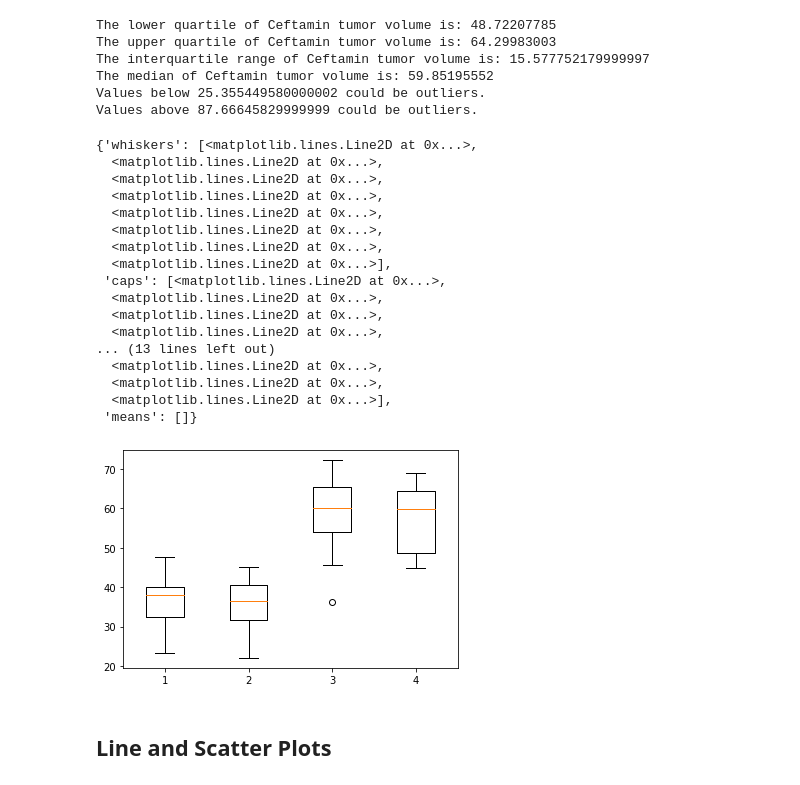
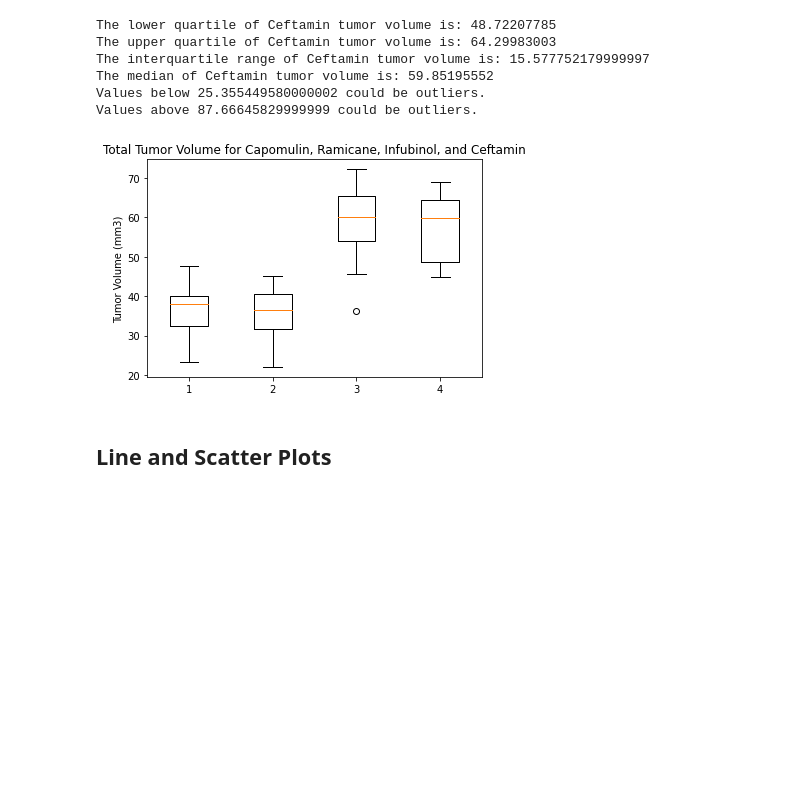
Before and after one commit to arcebri1/PharmaceuticalAnalysisPlotting, a Jupyter notebook: pymaceuticals_starter.ipynb, the cells around one changed output. Saved outputs shown, nothing was run; the diff lists cells and outputs as text; code cells hidden in the pictures; blank space fills up the shorter version.

```diff
--- a/pymaceuticals_starter.ipynb
+++ b/pymaceuticals_starter.ipynb
@@ -450,26 +423,8 @@ boxplot_list=[cap_tum_vol,ram_tum_vol,inf_tum_vol,cef_tum_vol]
 # %%
 fig1, ax1 = plt.subplots()
 ax1.boxplot(boxplot_list)
-ax1.set_title('Total Tumor Volume for ')
-ax1.set_ylabel('Temperature (°F)')
-ax1.boxplot(temperatures)
+ax1.set_title('Total Tumor Volume for Capomulin, Ramicane, Infubinol, and Ceftamin')
+ax1.set_ylabel('Tumor Volume (mm3)')
 plt.show()
 # %% [output]
-{'whiskers': [<matplotlib.lines.Line2D at 0x...>,
-  <matplotlib.lines.Line2D at 0x...>,
-  <matplotlib.lines.Line2D at 0x...>,
-  <matplotlib.lines.Line2D at 0x...>,
-  <matplotlib.lines.Line2D at 0x...>,
-  <matplotlib.lines.Line2D at 0x...>,
-  <matplotlib.lines.Line2D at 0x...>,
-  <matplotlib.lines.Line2D at 0x...>],
- 'caps': [<matplotlib.lines.Line2D at 0x...>,
-  <matplotlib.lines.Line2D at 0x...>,
-  <matplotlib.lines.Line2D at 0x...>,
-  <matplotlib.lines.Line2D at 0x...>,
-... (13 lines left out)
-  <matplotlib.lines.Line2D at 0x...>,
-  <matplotlib.lines.Line2D at 0x...>,
-  <matplotlib.lines.Line2D at 0x...>],
- 'means': []}
-[figure, old version]
+[figure, new version]
```
Also changed, not shown: parts of 6 cells of this notebook.
